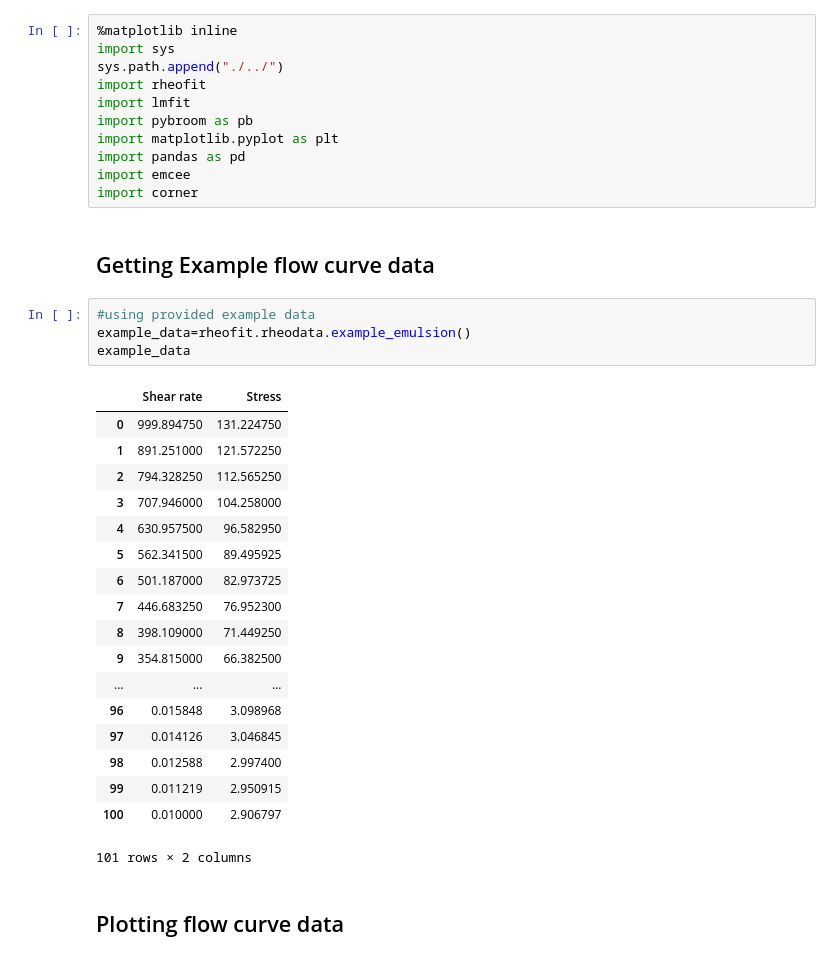
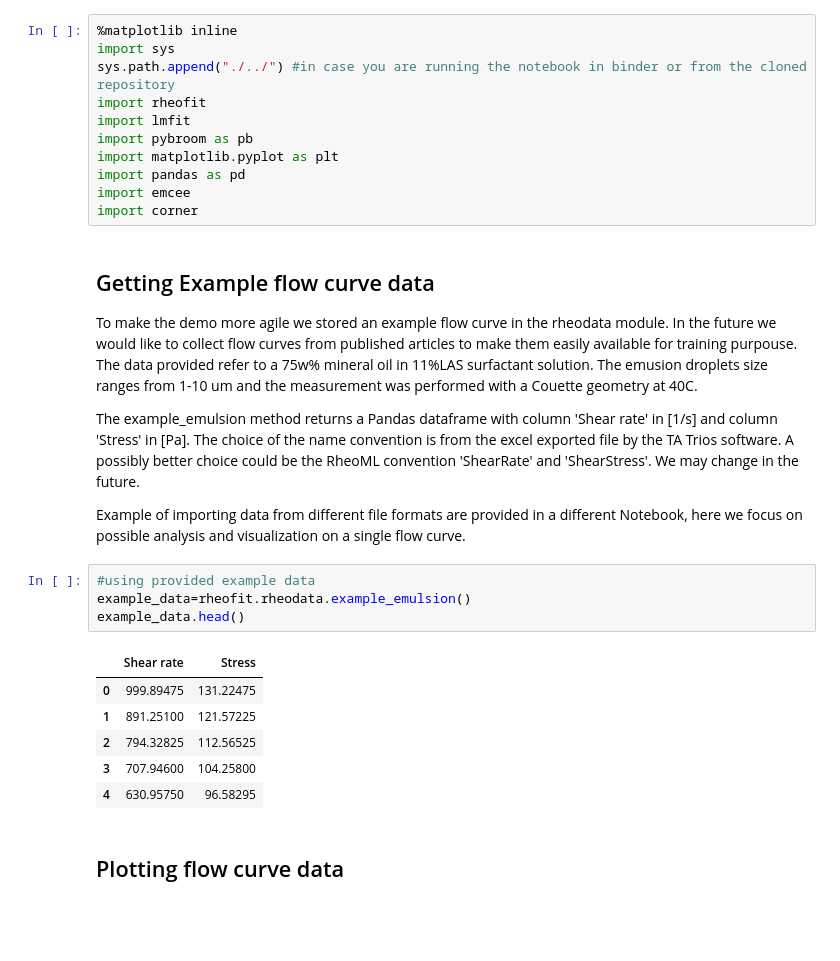
Before and after one commit to rheopy/rheofit, a Jupyter notebook: notebooks/Fitting_single_flow_curve_colab.ipynb, the cells around one changed output. Saved outputs shown, nothing was run; the diff lists cells and outputs as text; blank space fills up the shorter version.

```diff
--- a/notebooks/Fitting_single_flow_curve_colab.ipynb
+++ b/notebooks/Fitting_single_flow_curve_colab.ipynb
@@ -29,7 +40,7 @@ Successfully built rheofit
 # %%
 %matplotlib inline
 import sys
-sys.path.append("./../")
+sys.path.append("./../") #in case you are running the notebook in binder or from the cloned repository
 import rheofit
 import lmfit
 import pybroom as pb
@@ -37,31 +48,26 @@ import matplotlib.pyplot as plt
 import pandas as pd
 import emcee
 import corner
-# %% [markdown]
-## Getting Example flow curve data
+# %% [markdown]
+## Getting Example flow curve data
+
+To make the demo more agile we stored an example flow curve in the rheodata module. In the future we would like to collect flow curves from published articles to make them easily available for training purpouse. The data provided refer to a 75w% mineral oil in 11%LAS surfactant solution. The emusion droplets size ranges from 1-10 um and the measurement was performed with a Couette geometry at 40C.
+
+The example_emulsion method returns a Pandas dataframe with column 'Shear rate' in [1/s] and column 'Stress' in [Pa].
+The choice of the name convention is from the excel exported file by the TA Trios software. A possibly better choice could be the RheoML convention 'ShearRate' and 'ShearStress'. We may change in the future.
+
+Example of importing data from different file formats are provided in a different Notebook, here we focus on possible analysis and visualization on a single flow curve.
 # %%
 #using provided example data
 example_data=rheofit.rheodata.example_emulsion()
-example_data
+example_data.head()
 # %% [output]
 |  | Shear rate | Stress |
-| 0 | 999.894750 | 131.224750 |
-| 1 | 891.251000 | 121.572250 |
-| 2 | 794.328250 | 112.565250 |
-| 3 | 707.946000 | 104.258000 |
-| 4 | 630.957500 | 96.582950 |
-| 5 | 562.341500 | 89.495925 |
-| 6 | 501.187000 | 82.973725 |
-| 7 | 446.683250 | 76.952300 |
-| 8 | 398.109000 | 71.449250 |
-| 9 | 354.815000 | 66.382500 |
-| ... | ... | ... |
-| 96 | 0.015848 | 3.098968 |
-| 97 | 0.014126 | 3.046845 |
-| 98 | 0.012588 | 2.997400 |
-| 99 | 0.011219 | 2.950915 |
-| 100 | 0.010000 | 2.906797 |
+| 0 | 999.89475 | 131.22475 |
+| 1 | 891.25100 | 121.57225 |
+| 2 | 794.32825 | 112.56525 |
+| 3 | 707.94600 | 104.25800 |
+| 4 | 630.95750 | 96.58295 |
-101 rows × 2 columns
 # %% [markdown]
 ## Plotting flow curve data
 # %%
```
Also changed, not shown: parts of 3 cells of this notebook.
